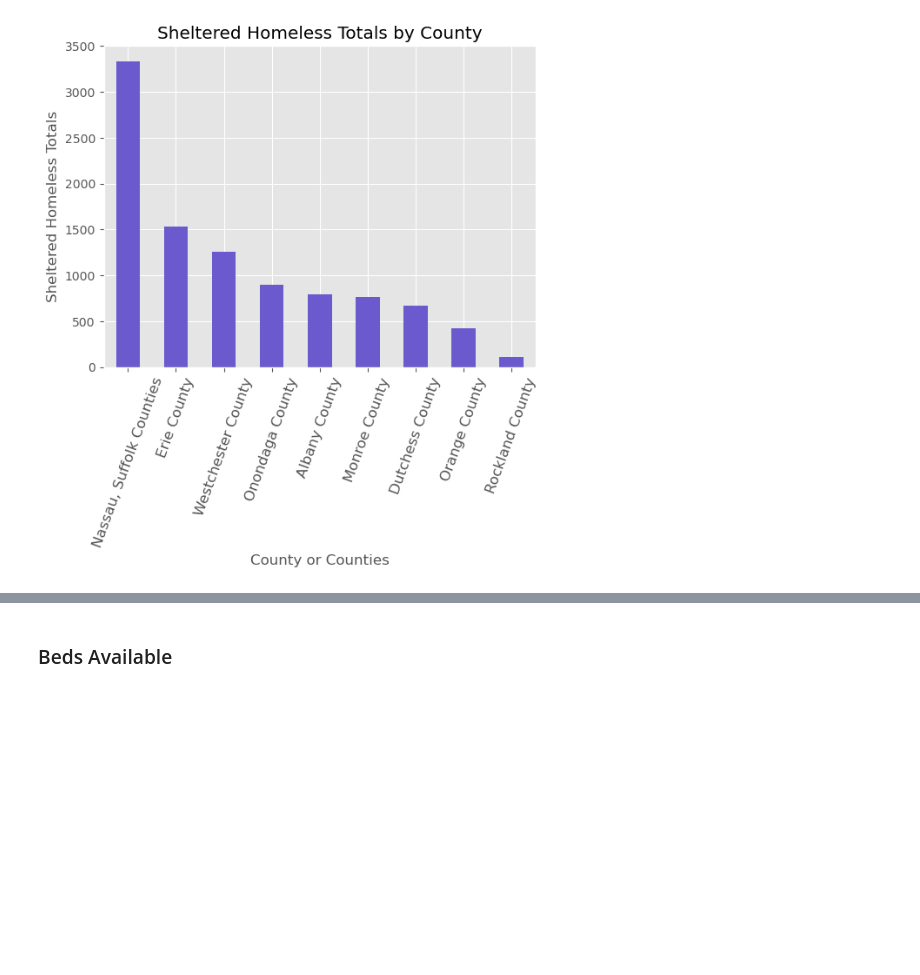
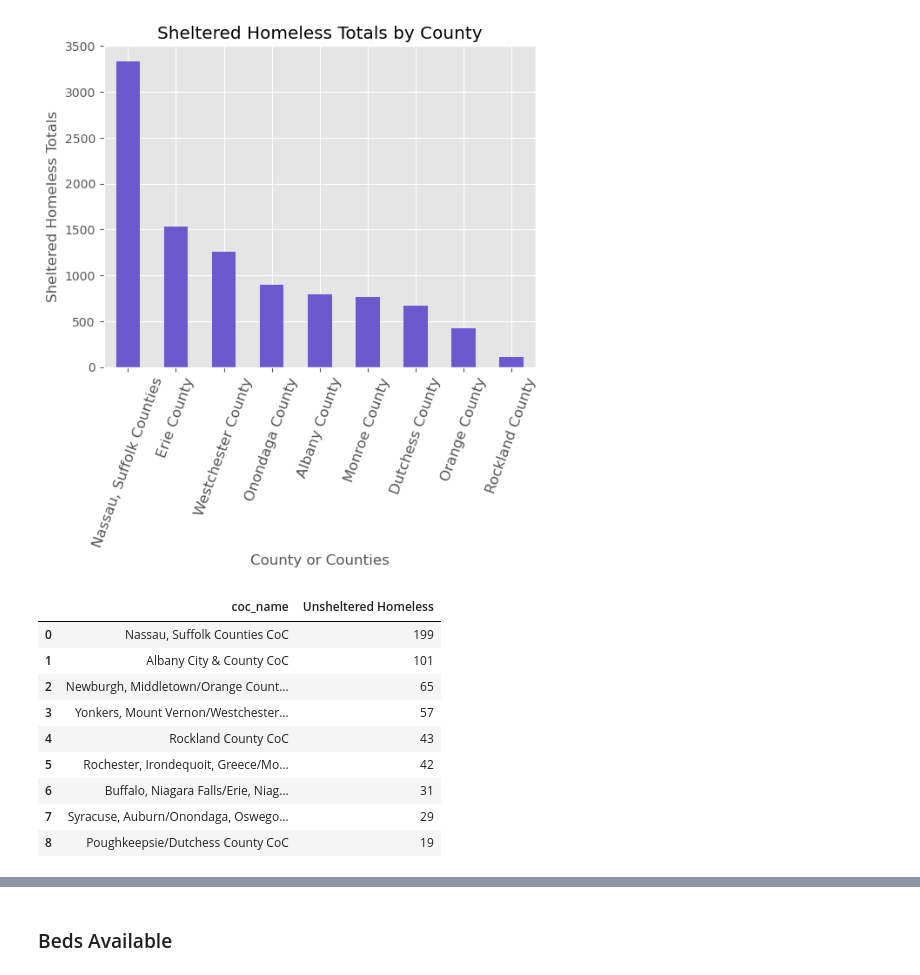
Before and after one commit to LDeYoung17/housing-data-study, a Jupyter notebook: notebooks/EDA_ML.ipynb, the cells around one changed output, grey strips where cells are left out. Saved outputs shown, nothing was run; the diff lists cells and outputs as text; code cells hidden in the pictures; blank space fills up the shorter version.

```diff
--- a/notebooks/EDA_ML.ipynb
+++ b/notebooks/EDA_ML.ipynb
@@ -1196,3 +1001,16 @@ sheltered_total_grouping = grouping('sheltered_total_PIT_df', PIT_COC_county_dat
 sheltered_total_coc_bar = coc_bar(sheltered_total_grouping, 'coc_name', 'Sheltered Total Homeless', 'Sheltered Homeless Totals', 'Sheltered Homeless Totals by County', 'slateblue', 'Nassau, Suffolk Counties', 'Erie County', 'Westchester County', 'Onondaga County', 'Albany County', 'Monroe County', 'Dutchess County', 'Orange County', 'Rockland County')
 # %% [output]
 [figure]
+# %%
+unsheltered_total_grouping = grouping('overall_PIT_df', PIT_COC_county_data, 'coc_name', 'Unsheltered Homeless')
+# %% [output]
+|  | coc_name | Unsheltered Homeless |
+| 0 | Nassau, Suffolk Counties CoC | 199 |
+| 1 | Albany City & County CoC | 101 |
+| 2 | Newburgh, Middletown/Orange Count... | 65 |
+| 3 | Yonkers, Mount Vernon/Westchester... | 57 |
+| 4 | Rockland County CoC | 43 |
+| 5 | Rochester, Irondequoit, Greece/Mo... | 42 |
+| 6 | Buffalo, Niagara Falls/Erie, Niag... | 31 |
+| 7 | Syracuse, Auburn/Onondaga, Oswego... | 29 |
+| 8 | Poughkeepsie/Dutchess County CoC | 19 |
```
Also changed, not shown: parts of 31 cells of this notebook, 4 other files.
